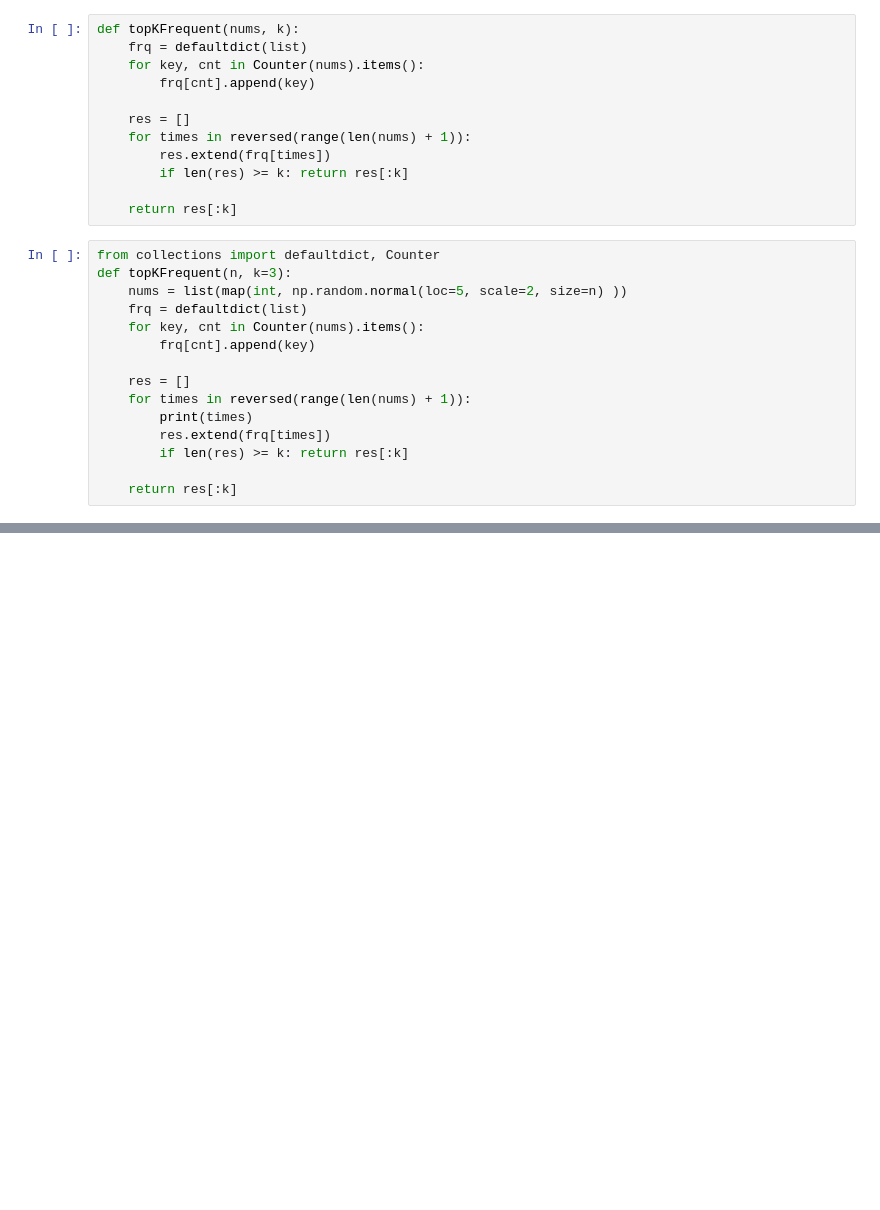
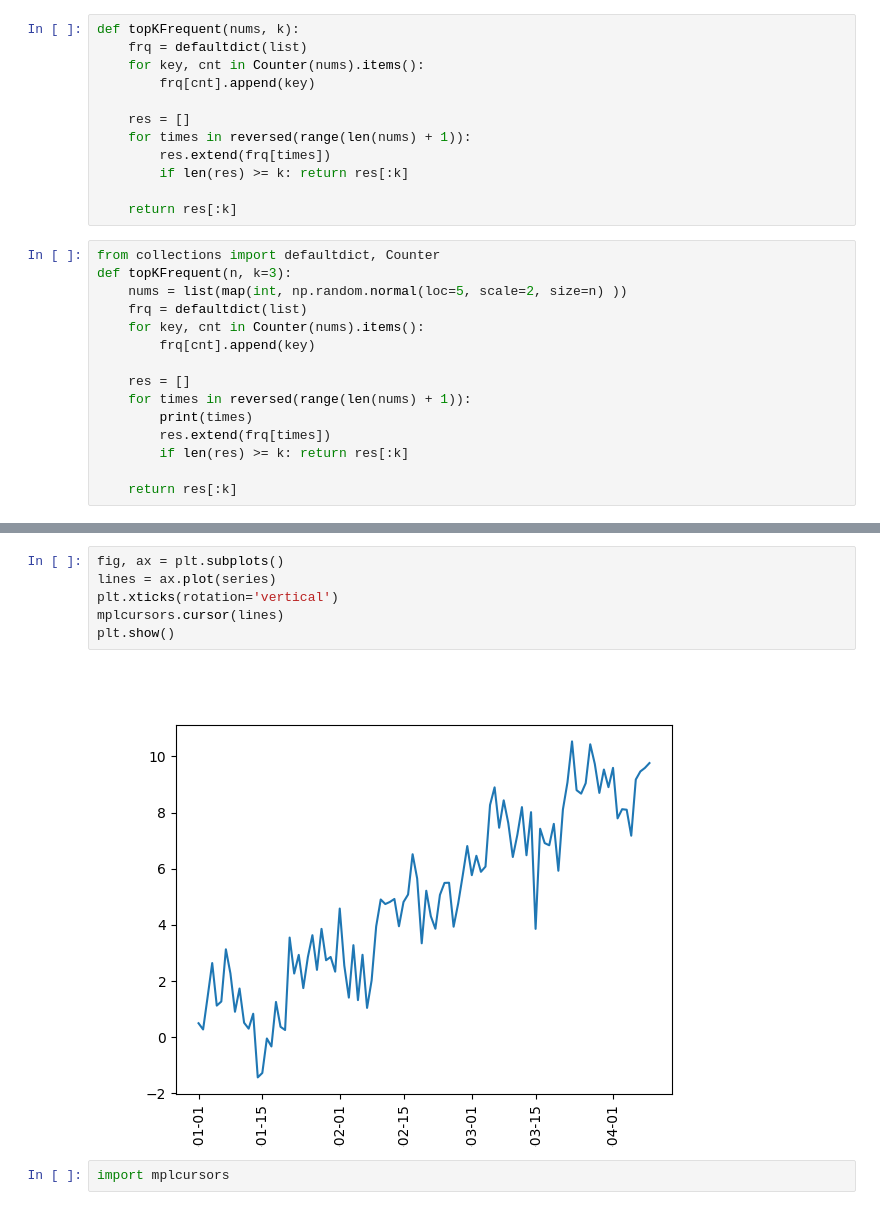
Before and after one commit to turbulent0/leetcode_problems, a Jupyter notebook: test.ipynb, the cells around one changed output, grey strips where cells are left out. Saved outputs shown, nothing was run; the diff lists cells and outputs as text; blank space fills up the shorter version.

```diff
--- a/test.ipynb
+++ b/test.ipynb
@@ -170,0 +150,10 @@ bootstrap
+# %%
+fig, ax = plt.subplots()
+lines = ax.plot(series)
+plt.xticks(rotation='vertical')
+mplcursors.cursor(lines)
+plt.show()
+# %% [output]
+[figure, added]
+# %%
+import mplcursors
```
Also changed, not shown: parts of 27 cells of this notebook, 18 other files.
